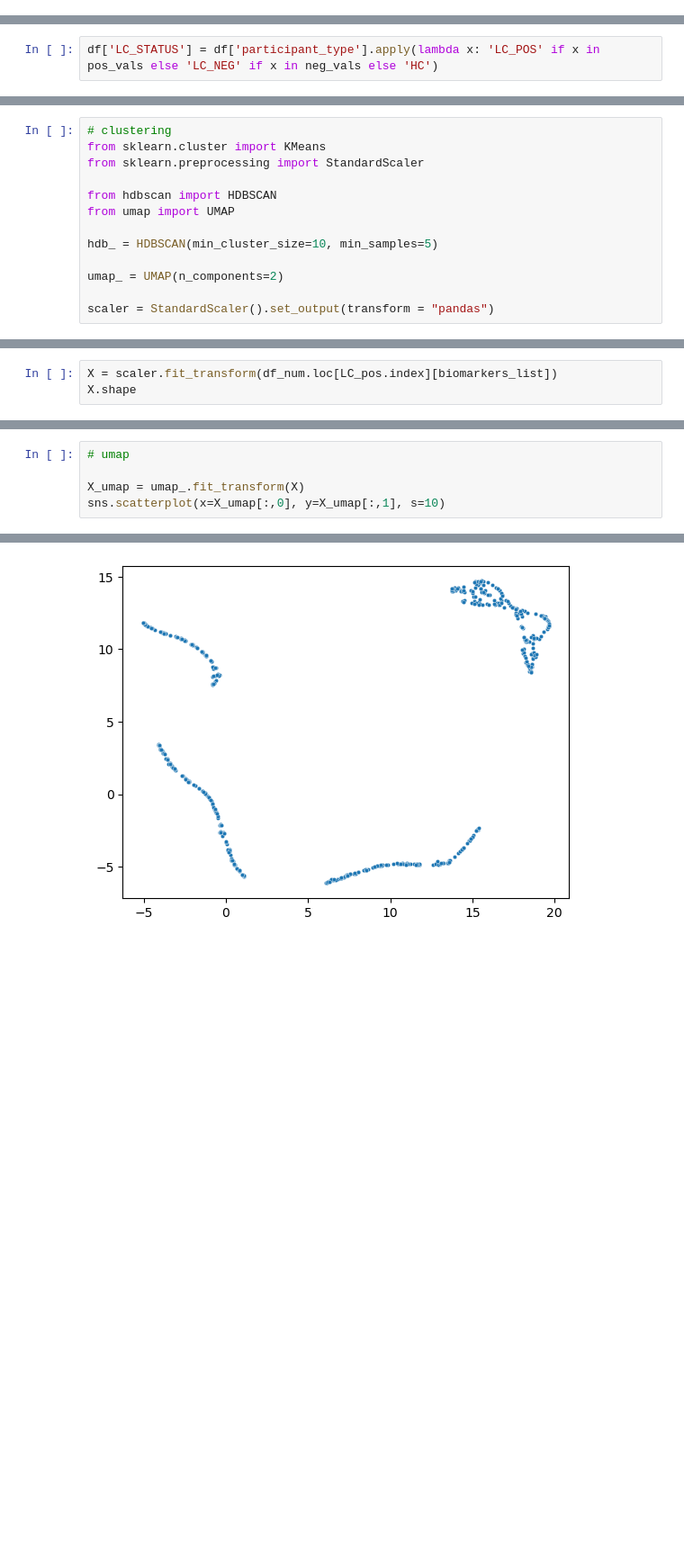
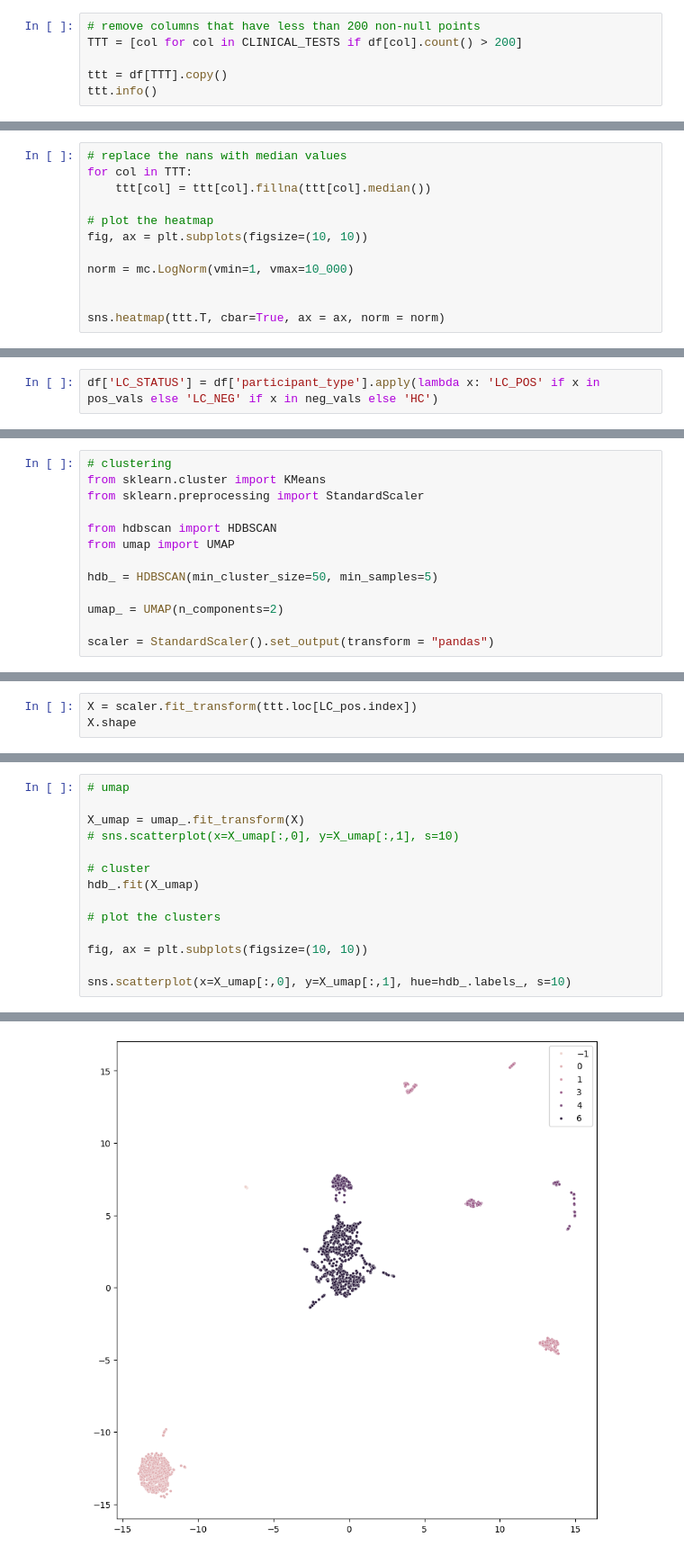
Before and after one commit to davidtweddell/lc_repo, a Jupyter notebook: 01-inspect-data.ipynb, the cells around one changed output, grey strips where cells are left out. Shown at 90% size. Cells and saved outputs as stored; diff of their text form; blank space fills up the shorter version.

```diff
--- a/01-inspect-data.ipynb
+++ b/01-inspect-data.ipynb
@@ -113,0 +183,6 @@ KeyError: 'CLINICAL_TESTS'
+# %%
+# remove columns that have less than 200 non-null points
+TTT = [col for col in CLINICAL_TESTS if df[col].count() > 200]
+
+ttt = df[TTT].copy()
+ttt.info()
@@ -113,0 +220,12 @@ KeyError: 'CLINICAL_TESTS'
+# %%
+# replace the nans with median values
+for col in TTT:
+    ttt[col] = ttt[col].fillna(ttt[col].median())
+
+# plot the heatmap
+fig, ax = plt.subplots(figsize=(10, 10))
+
+norm = mc.LogNorm(vmin=1, vmax=10_000)
+
+
+sns.heatmap(ttt.T, cbar=True, ax = ax, norm = norm)
@@ -208,7 +319,7 @@ from sklearn.preprocessing import StandardScaler
 from hdbscan import HDBSCAN
 from umap import UMAP
 
-hdb_ = HDBSCAN(min_cluster_size=10, min_samples=5)
+hdb_ = HDBSCAN(min_cluster_size=50, min_samples=5)
 
 umap_ = UMAP(n_components=2)
 
@@ -224,4 +335,4 @@ df_num.shape
 # %%
-X = scaler.fit_transform(df_num.loc[LC_pos.index][biomarkers_list])
+X = scaler.fit_transform(ttt.loc[LC_pos.index])
 X.shape
 # %% [output]
@@ -235,8 +346,17 @@ X.shape
 # %%
 # umap
 
 X_umap = umap_.fit_transform(X)
-sns.scatterplot(x=X_umap[:,0], y=X_umap[:,1], s=10)
+# sns.scatterplot(x=X_umap[:,0], y=X_umap[:,1], s=10)
+
+# cluster
+hdb_.fit(X_umap)
+
+# plot the clusters
+
+fig, ax = plt.subplots(figsize=(10, 10))
+
+sns.scatterplot(x=X_umap[:,0], y=X_umap[:,1], hue=hdb_.labels_, s=10)
 # %% [output]
 <Axes: >
-[figure, old version]
+[figure, new version]
```
Also changed, not shown: parts of 21 cells of this notebook, 1 other file.
